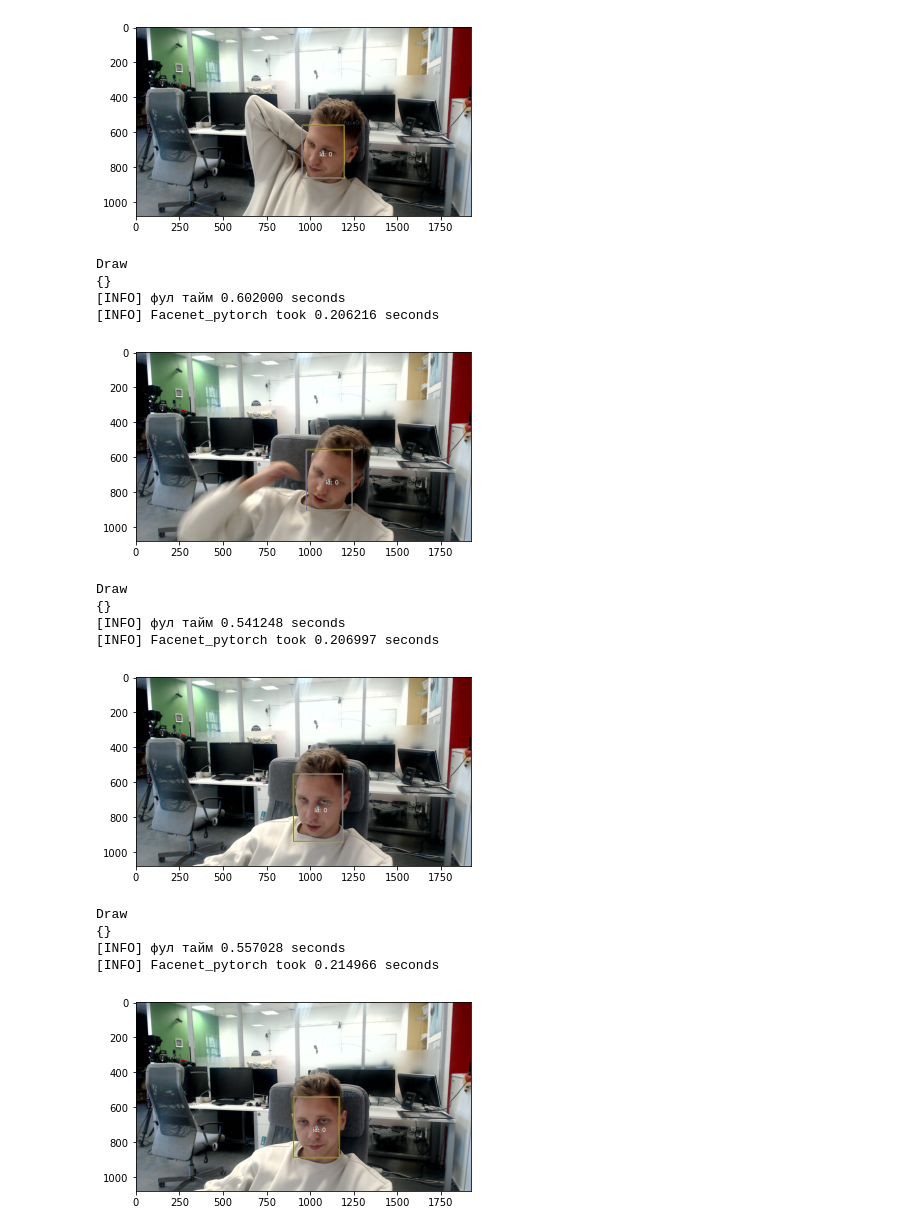
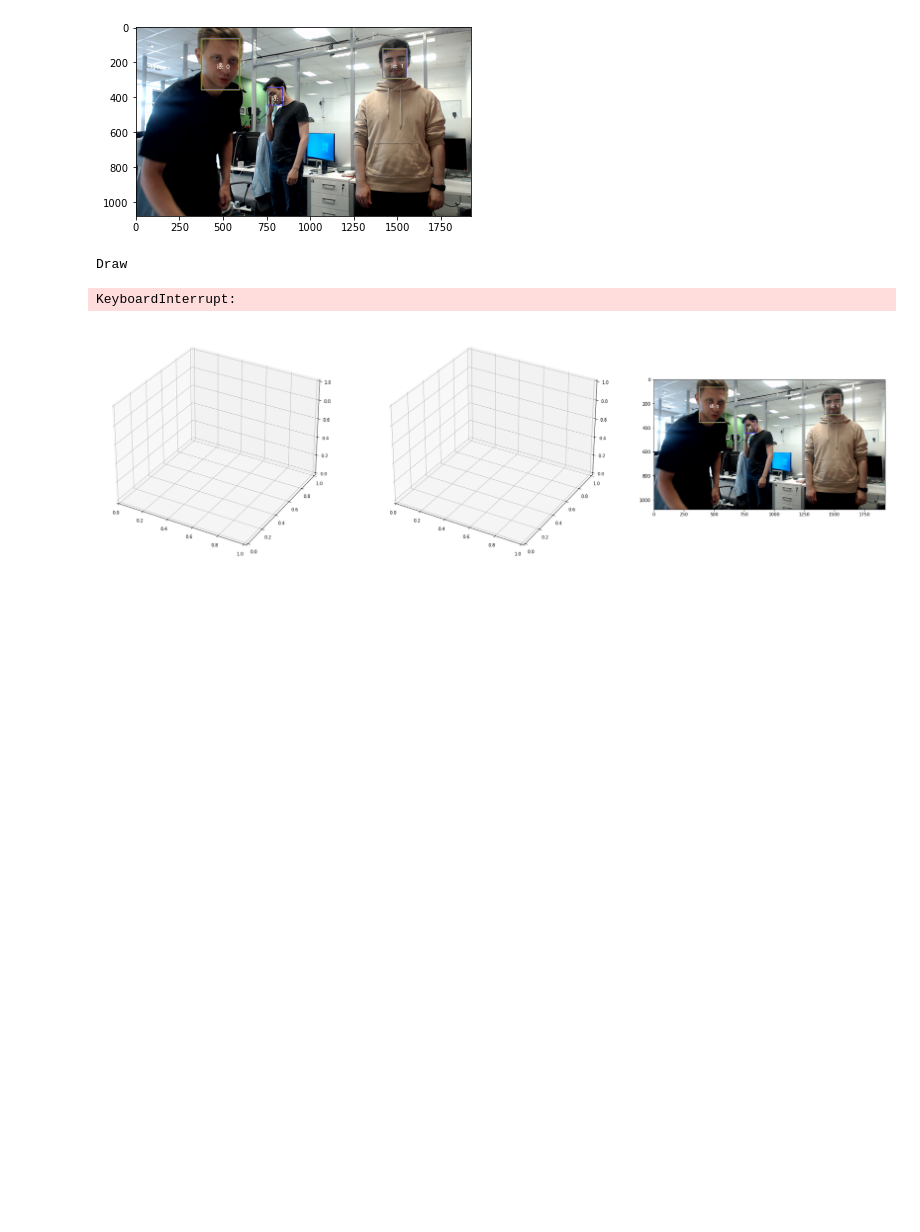
Before and after one commit to GGS111/cognitive-platform, a Jupyter notebook: facenet_002.ipynb, the cells around one changed output. Cells and saved outputs as stored; diff of their text form; code cells hidden in the pictures; blank space fills up the shorter version.

Commit message:
plus holistic. Plus flags

```diff
--- a/facenet_002.ipynb
+++ b/facenet_002.ipynb
@@ -15,7 +15,7 @@ class ROS_Linker:
     def initParams(self):
         print('initParam...')
 
-        path_in = 'video_frames/video_14/' #Папка в которой лежат либо фотографии либо видео
+        path_in = 'video_frames/video_15/' #Папка в которой лежат либо фотографии либо видео
         file_name = ''   #Для папки с фоторгафиями оставляем пустой. Для видео пишем ТОЛЬКО название видео.
         video_name = file_name + '.mp4'
         path_out = './output/'
@@ -46,7 +46,7 @@ class ROS_Linker:
         print('path_out_for_DM_images', path_out_for_DM_images)
 
 
-        input_type_flag = 2  # Тип входных данных:0 - видео, 1 - папка с файлами, 2 - rtsp-поток (тут веб-камера сейчас), 3 - ftp-поток (не реализовано), 4 - ROS
+        input_type_flag = 1  # Тип входных данных:0 - видео, 1 - папка с файлами, 2 - rtsp-поток (тут веб-камера сейчас), 3 - ftp-поток (не реализовано), 4 - ROS
         flag_cut_and_save_objects = 0  # вырезаем объекты в ббоксах
         flag_save_tr_mat = 0  # собираем ли траектории в мат
         flag_debug = 0  # надо ли сохранять картинки нарезанные. Не используется
@@ -57,15 +57,15 @@ class ROS_Linker:
         ########################################################
         video_adapter = 1 # Выбор видеоадаптера: 0 - CPU, 1 - GPU
         ########################################################
-        add_holistic = 0 # 0 - выключить скелет, 1 - включить скелет
+        add_holistic = 1 # 0 - выключить скелет, 1 - включить скелет
+        ########################################################
+        show_3Dpoints_holistic = 1 # 1 - Будет рисоваться скелет с фрагментами в папке save_fig
+        ########################################################
+        show3D_one_points = 0 # 1 - Будет рисоваться только 1 точка головы с фрагментами в папке save_fig
+        ########################################################
+        show_BBOX = 1 # Флаг для отрисовки ББокса и превью.
         ########################################################
         show_diffusion = 0 # 0 - выключена дифф мапа, 1 - включена на запись
-        ########################################################
-        show3D_one_points = 0 # 0 - выключена дифф мапа с одной 3Д точкой, 1 - включена на запись
-        ########################################################
-        show_3Dpoints_holistic = 0 # 0 - выключена дифф мапа с 3Д точками, 1 - включена на запись
-        ########################################################
-        show_BBOX = 1 # Флаг для отрисовки ББокса и превью.
         ########################################################
         quality_width = 1920  #Какую ширину подаем изображению
         ########################################################
@@ -251,16 +253,4 @@ no init_000: 0
-[figure, old version]
+[figure, new version]
 Draw
-{}
-[INFO] фул тайм 0.602000 seconds
-[INFO] Facenet_pytorch took 0.206216 seconds
+KeyboardInterrupt:
-[figure, old version]
+[figure, new version]
-Draw
-{}
-[INFO] фул тайм 0.541248 seconds
-[INFO] Facenet_pytorch took 0.206997 seconds
-[figure, removed]
-Draw
-{}
-[INFO] фул тайм 0.557028 seconds
-[INFO] Facenet_pytorch took 0.214966 seconds
-[figure, removed]
```
Also changed, not shown: parts of 1 cell of this notebook, 2 other files.
